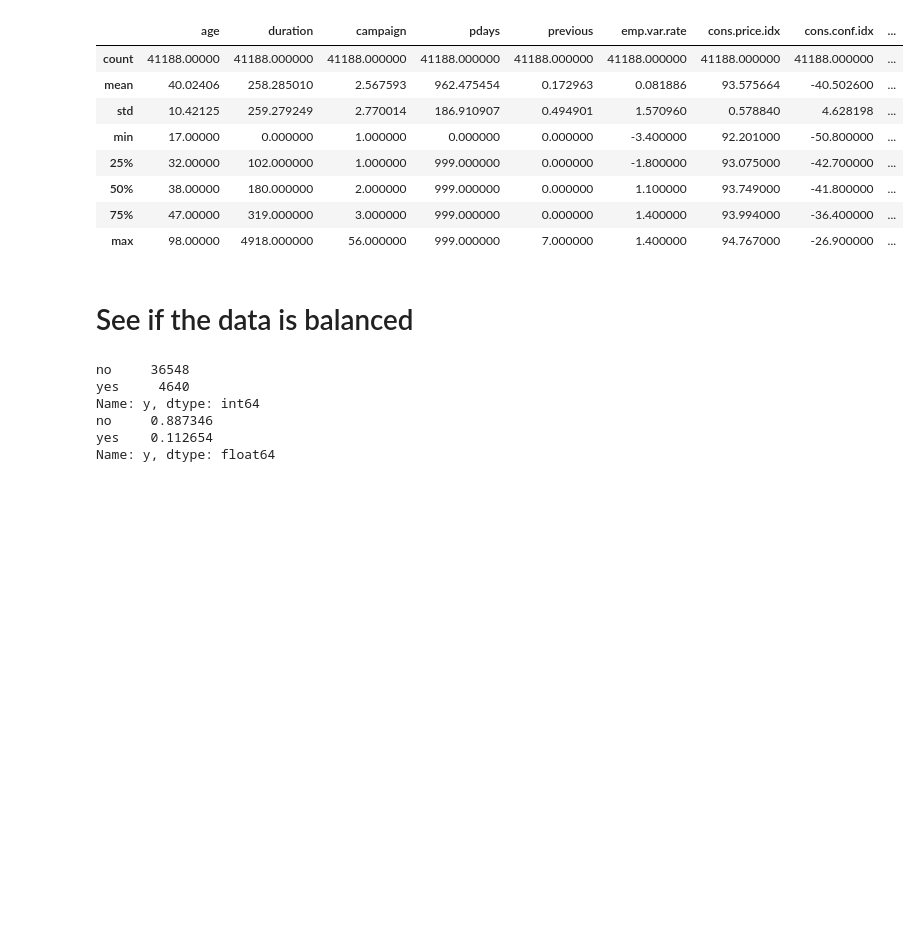
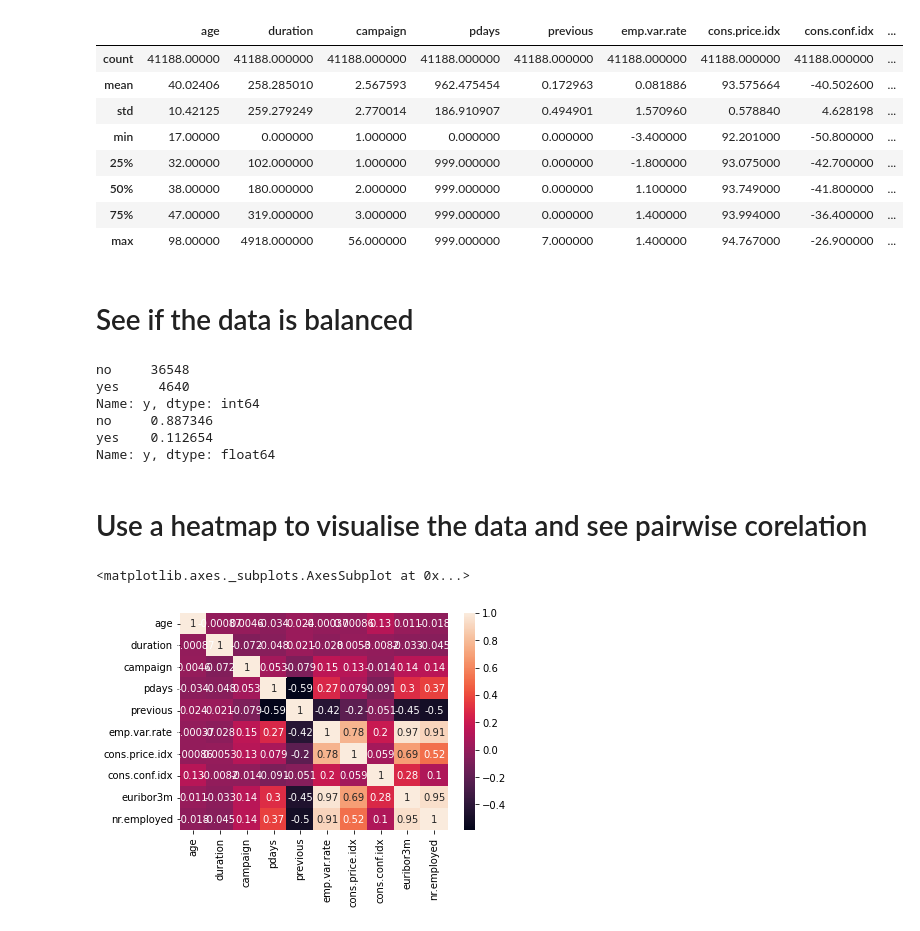
Before and after one commit to hdushan/optus_u_ai_ml_assignment, a Jupyter notebook: assignment.ipynb, the cells around one changed output. Cells and saved outputs as stored; diff of their text form; code cells hidden in the pictures; blank space fills up the shorter version.

```diff
--- a/assignment.ipynb
+++ b/assignment.ipynb
@@ -111,3 +111,14 @@ Name: y, dtype: int64
 no     0.887346
 yes    0.112654
 Name: y, dtype: float64
+# %% [markdown]
+# Use a heatmap to visualise the data and see pairwise corelation
+# %%
+#Use a dataframe function to calculate pairwise correlation
+corr_matrix = bank_dataset.corr()
+
+#and then use seaborn heatmap for viz
+sns.heatmap(corr_matrix, annot=True)
+# %% [output]
+<matplotlib.axes._subplots.AxesSubplot at 0x...>
+[figure, added]
```
Also changed, not shown: parts of 1 cell of this notebook.
